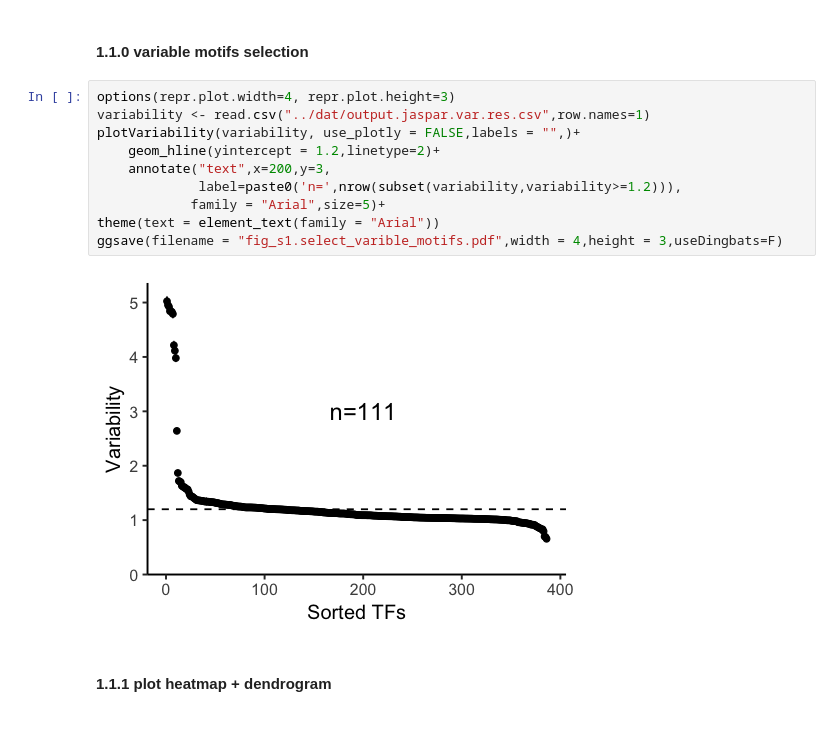
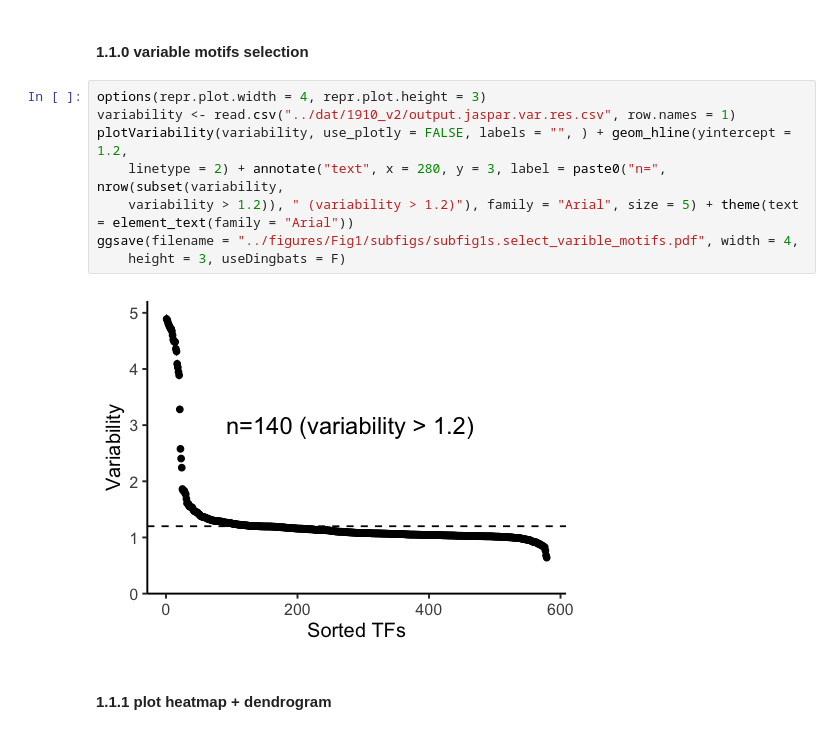
Before and after one commit to biomystery/islet_figs_motifs, a Jupyter notebook: figcode/plots.ipynb, the cells around one changed output. Cells and saved outputs as stored; diff of their text form.

Commit message:
udpated select varible motifs

```diff
--- a/figcode/plots.ipynb
+++ b/figcode/plots.ipynb
@@ -43,17 +43,15 @@ theme_pubr<- function (base_size = 11, base_family = "Arial")
 # %% [markdown]
 #### 1.1.0 variable motifs selection
 # %%
-options(repr.plot.width=4, repr.plot.height=3)
-variability <- read.csv("../dat/output.jaspar.var.res.csv",row.names=1)
-plotVariability(variability, use_plotly = FALSE,labels = "",)+
-    geom_hline(yintercept = 1.2,linetype=2)+
-    annotate("text",x=200,y=3,
-             label=paste0('n=',nrow(subset(variability,variability>=1.2))),
-            family = "Arial",size=5)+
-theme(text = element_text(family = "Arial"))
-ggsave(filename = "fig_s1.select_varible_motifs.pdf",width = 4,height = 3,useDingbats=F)
+options(repr.plot.width = 4, repr.plot.height = 3)
+variability <- read.csv("../dat/1910_v2/output.jaspar.var.res.csv", row.names = 1)
+plotVariability(variability, use_plotly = FALSE, labels = "", ) + geom_hline(yintercept = 1.2,
+    linetype = 2) + annotate("text", x = 280, y = 3, label = paste0("n=", nrow(subset(variability,
+    variability > 1.2)), " (variability > 1.2)"), family = "Arial", size = 5) + theme(text = element_text(family = "Arial"))
+ggsave(filename = "../figures/Fig1/subfigs/subfig1s.select_varible_motifs.pdf", width = 4,
+    height = 3, useDingbats = F)
 # %% [output]
-[figure, old version]
+[figure, new version]
 # %% [markdown]
 #### 1.1.1 plot heatmap + dendrogram
 # %%
```
Also changed, not shown: 10 other files.
